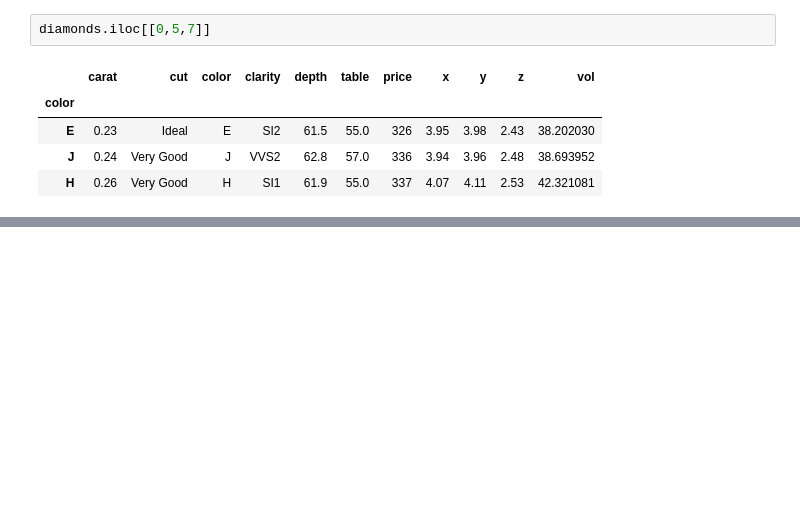
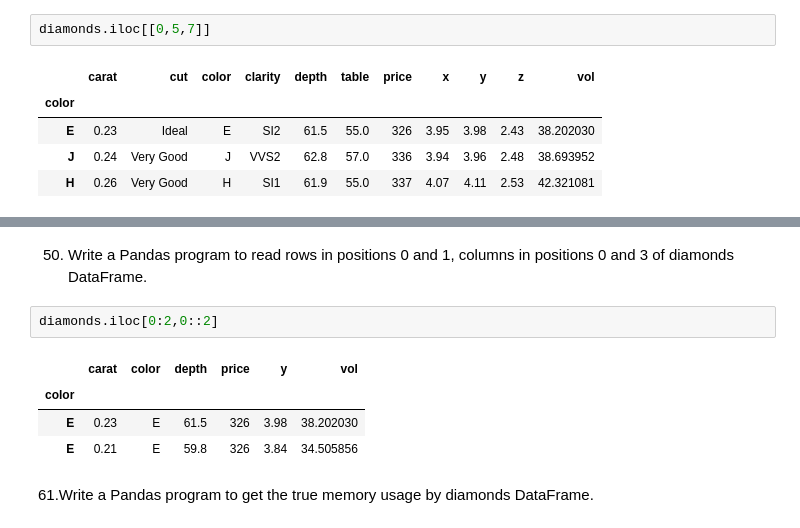
Before and after one commit to odinicc/Data-Practice, a Jupyter notebook: 23 Pandas Practise/Dimonds_2.ipynb, the cells around one changed output, grey strips where cells are left out. Cells and saved outputs as stored; diff of their text form; blank space fills up the shorter version.

```diff
--- a/23 Pandas Practise/Dimonds_2.ipynb
+++ b/23 Pandas Practise/Dimonds_2.ipynb
@@ -214,0 +253,11 @@ diamonds.iloc[[0,5,7]]
+# %% [markdown]
+50. Write a Pandas program to read rows in positions 0 and 1, columns in positions 0 and 3 of diamonds DataFrame.
+# %%
+diamonds.iloc[0:2,0::2]
+# %% [output]
+|  | carat | color | depth | price | y | vol |
+| color |  |  |  |  |  |  |
+| E | 0.23 | E | 61.5 | 326 | 3.98 | 38.202030 |
+| E | 0.21 | E | 59.8 | 326 | 3.84 | 34.505856 |
+# %% [markdown]
+61.Write a Pandas program to get the true memory usage by diamonds DataFrame.
```
Also changed, not shown: parts of 23 cells of this notebook.
